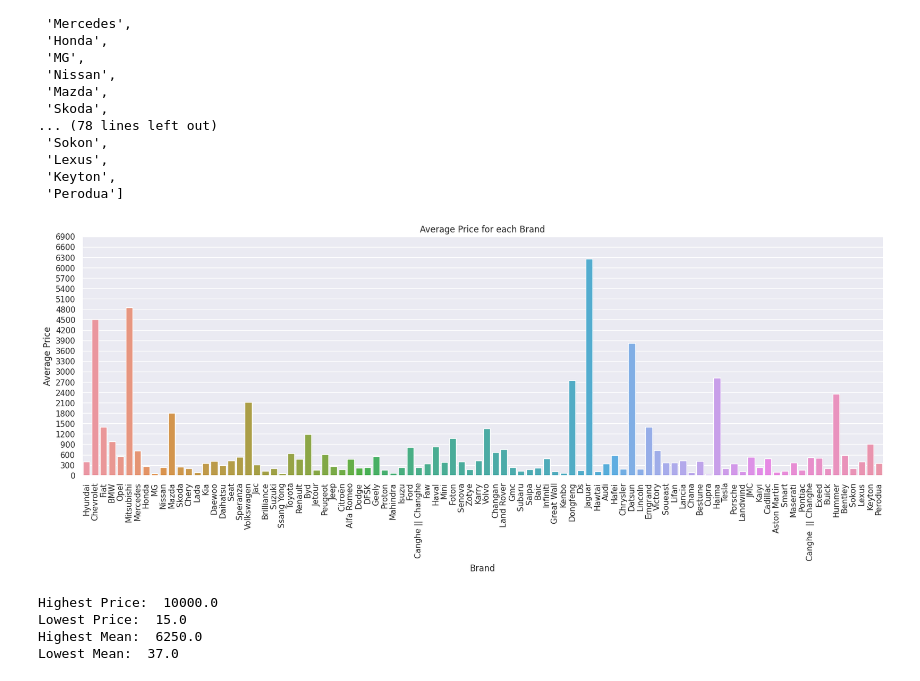
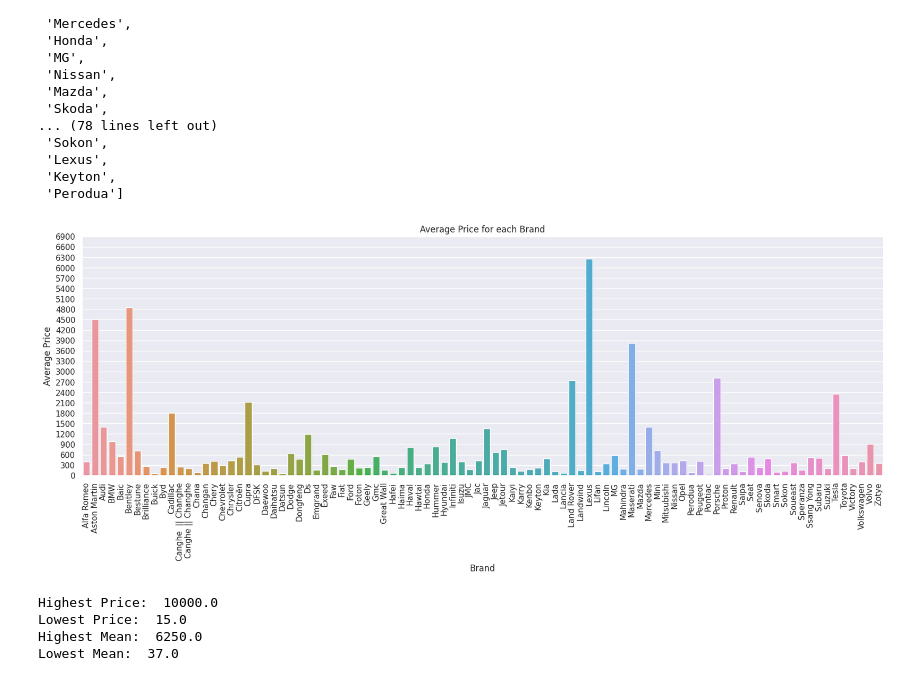
Before and after one commit to Yousif-Ahmed/Sayarty, a Jupyter notebook: Sayarty.ipynb, the cells around one changed output. Saved outputs shown, nothing was run; the diff lists cells and outputs as text; code cells hidden in the pictures.

Commit message:
fix : figure

```diff
--- a/Sayarty.ipynb
+++ b/Sayarty.ipynb
@@ -454,16 +454,16 @@ list(brands.values())
 # %%
 brand_prices = df_allfilled.groupby('Brand')['Price'].mean()
 plt.figure(figsize=(20, 6))
-ax = sns.barplot(x=list(brands.values()), y=brand_prices.values)
+ax = sns.barplot(x=brand_prices.keys(), y=brand_prices.values)
 # Change y axis to have smaller steps
 ax.set_yticks(np.arange(0, 7000,300))
 plt.title('Average Price for each Brand')
 plt.xlabel('Brand')
 plt.ylabel('Average Price')
 plt.xticks(rotation=90)
 plt.show()
 # %% [output]
-[figure, old version]
+[figure, new version]
 # %%
 
 highest_price = df_allfilled["Price"].max()
```
Also changed, not shown: parts of 1 cell of this notebook.
